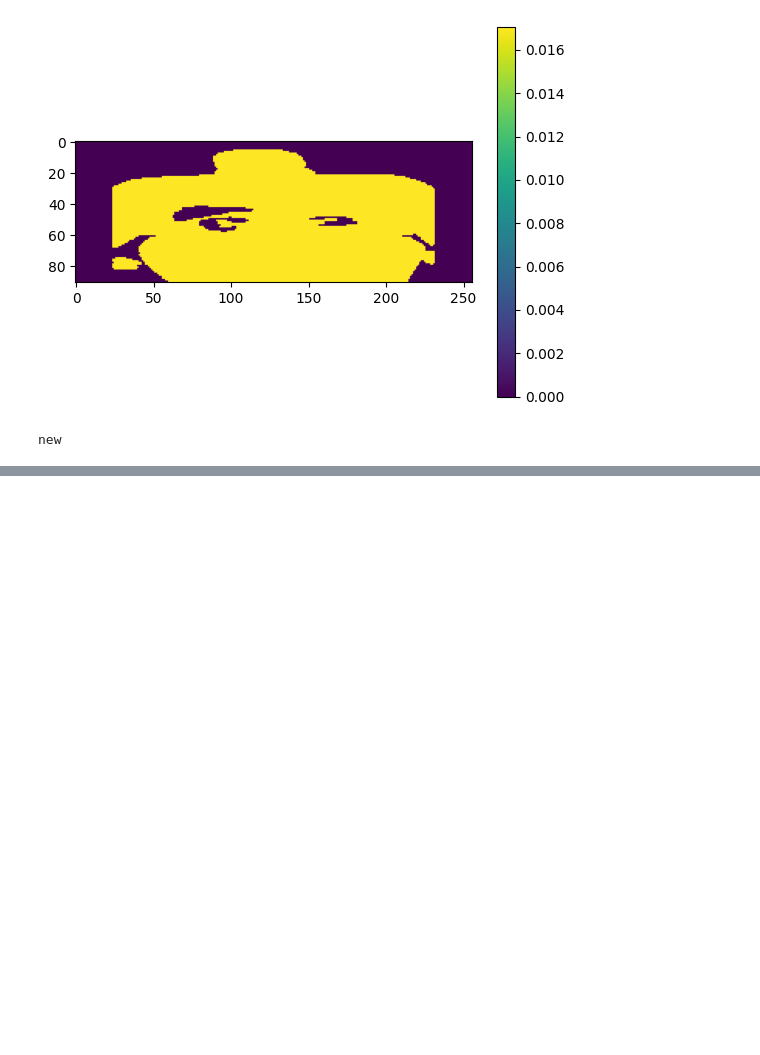
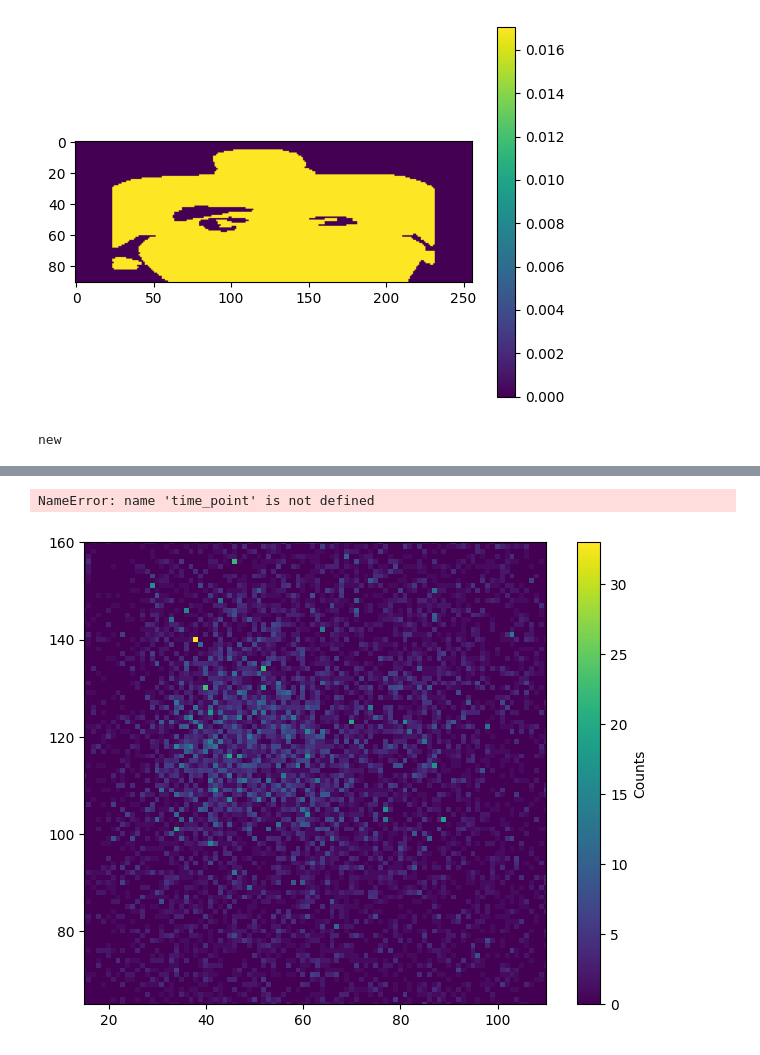
Before and after one commit to qurit/Theranostic-Virtual-Patient-Pipeline, a Jupyter notebook: testing.ipynb, the cells around one changed output, grey strips where cells are left out. Cells and saved outputs as stored; diff of their text form; code cells hidden in the pictures; blank space fills up the shorter version.

```diff
--- a/testing.ipynb
+++ b/testing.ipynb
@@ -1005,0 +1018,23 @@ new
+# %%
+import numpy as np
+import torch
+import matplotlib.pyplot as plt
+
+file_path ="/home/jhubadmin/Theranostic-Virtual-Patient-Pipeline/TDT_Output_classes_test4/spect_simulation_outputs/spect_simulation_240min_tot_w1.a00"
+photopeak = np.fromfile(file_path, dtype=np.float32)
+projections = torch.poisson(torch.tensor(photopeak.reshape((64, 223, 128))))
+
+# Plot projection
+plt.figure(figsize=(8, 6))
+im = plt.imshow(projections[1,:,:])
+plt.ylim(65,160)
+plt.xlim(15,110)
+plt.colorbar(im, label='Counts')
+plt.title(f'SIMIND Photopeak Projections - {time_point/60} Hrs')
+#print(f"Max value at {time_point} min: {np.max(projections):.2e}")
+#plt.gca().invert_xaxis()                                       # vertical flip
+plt.gca().invert_yaxis()                                       # vertical flip
+plt.show()
+# %% [output]
+NameError: name 'time_point' is not defined
+[figure, added]
```
Also changed, not shown: parts of 1 cell of this notebook, 7 other files.
